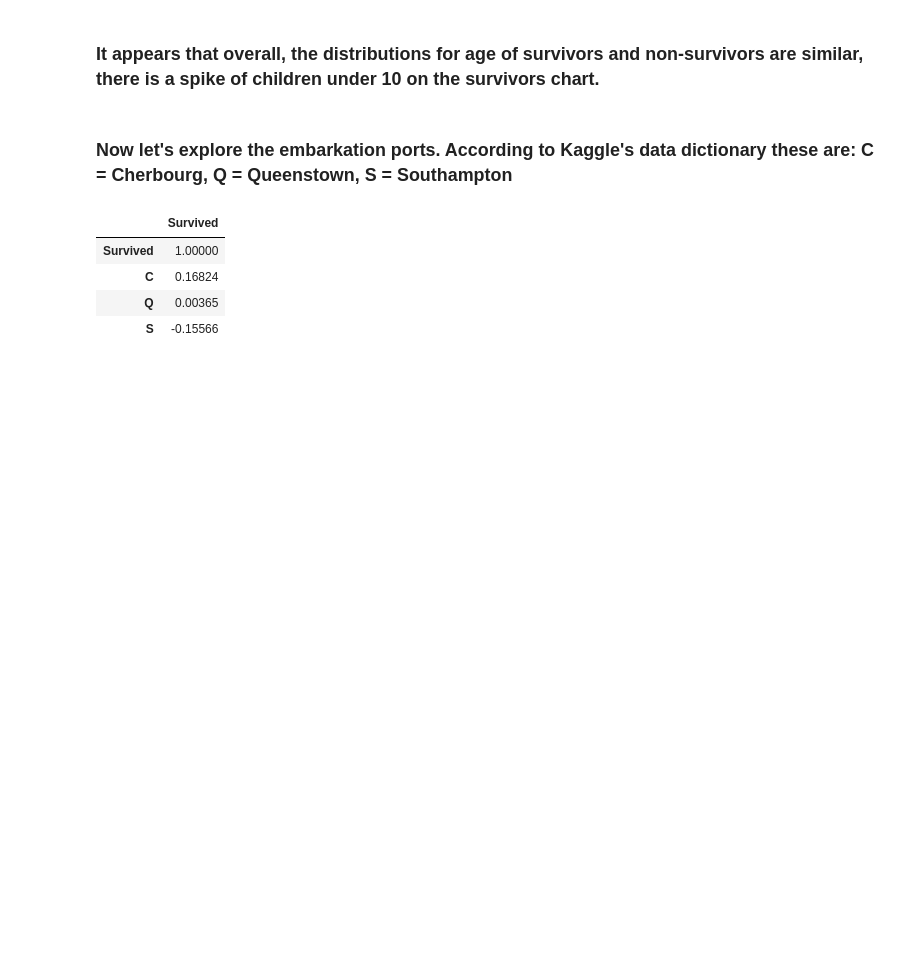
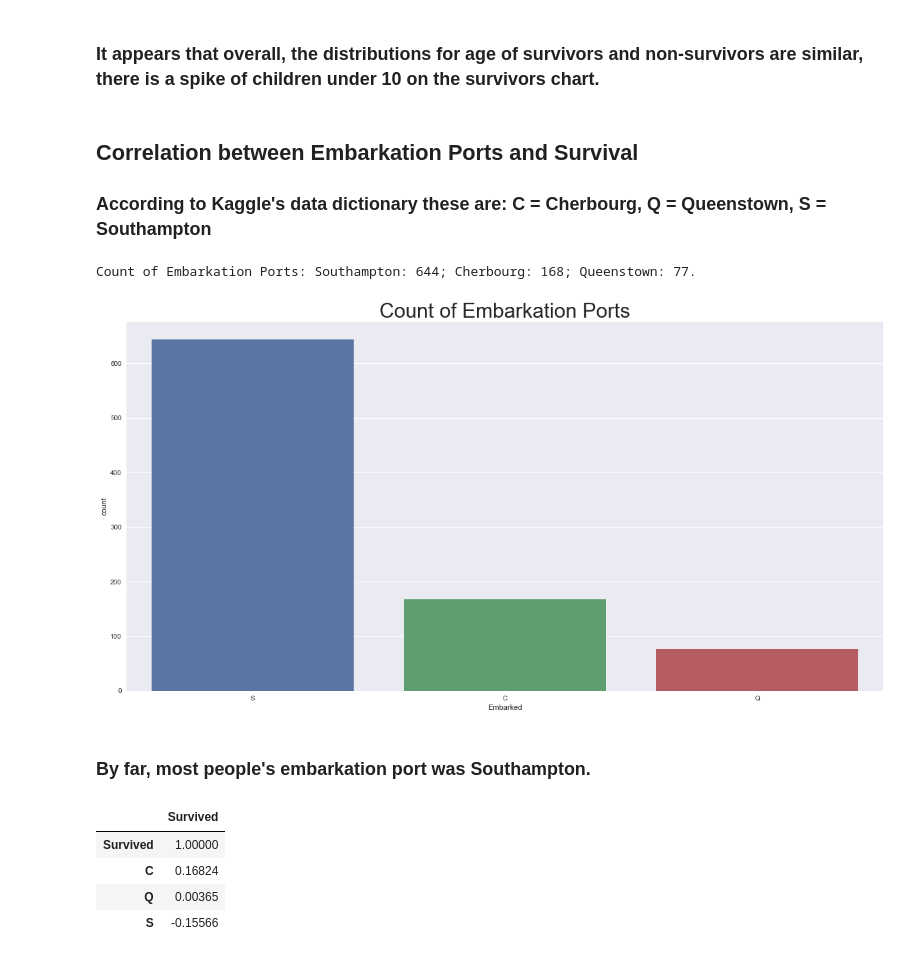
Before and after one commit to yaskyj/investigate-data-set, a Jupyter notebook: InvestigateTitanicData.ipynb, the cells around one changed output. Cells and saved outputs as stored; diff of their text form; code cells hidden in the pictures; blank space fills up the shorter version.

```diff
--- a/InvestigateTitanicData.ipynb
+++ b/InvestigateTitanicData.ipynb
@@ -125,7 +135,17 @@ sns.distplot(df[(df['Survived'] == 0) & (df['Age'].notnull())]['Age'], bins=20,
 # %% [markdown]
 ### It appears that overall, the distributions for age of survivors and non-survivors are similar, there is a spike of children under 10 on the survivors chart.
 # %% [markdown]
-### Now let's explore the embarkation ports. According to Kaggle's data dictionary these are: C = Cherbourg, Q = Queenstown, S = Southampton
+## Correlation between Embarkation Ports and Survival
+### According to Kaggle's data dictionary these are: C = Cherbourg, Q = Queenstown, S = Southampton
+# %%
+print "Count of Embarkation Ports: Southampton: %i; Cherbourg: %i; Queenstown: %i." % (len(df[df['Embarked'] == 'S']), len(df[df['Embarked'] == 'C']), len(df[df['Embarked'] == 'Q']))
+fig, ax = plt.subplots(figsize=(20, 10))
+sns.countplot(x="Embarked", data=df).set_title("Count of Embarkation Ports", fontsize=30);
+# %% [output]
+Count of Embarkation Ports: Southampton: 644; Cherbourg: 168; Queenstown: 77.
+[figure, added]
+# %% [markdown]
+### By far, most people's embarkation port was Southampton.
 # %%
 #A new dataframe is created with the Survived series and dummie columns for Embarked
 pd.concat([df['Survived'], pd.get_dummies(df['Embarked']).rename(columns=lambda x: str(x))], axis=1).corr()[['Survived']]
```
Also changed, not shown: parts of 17 cells of this notebook.
